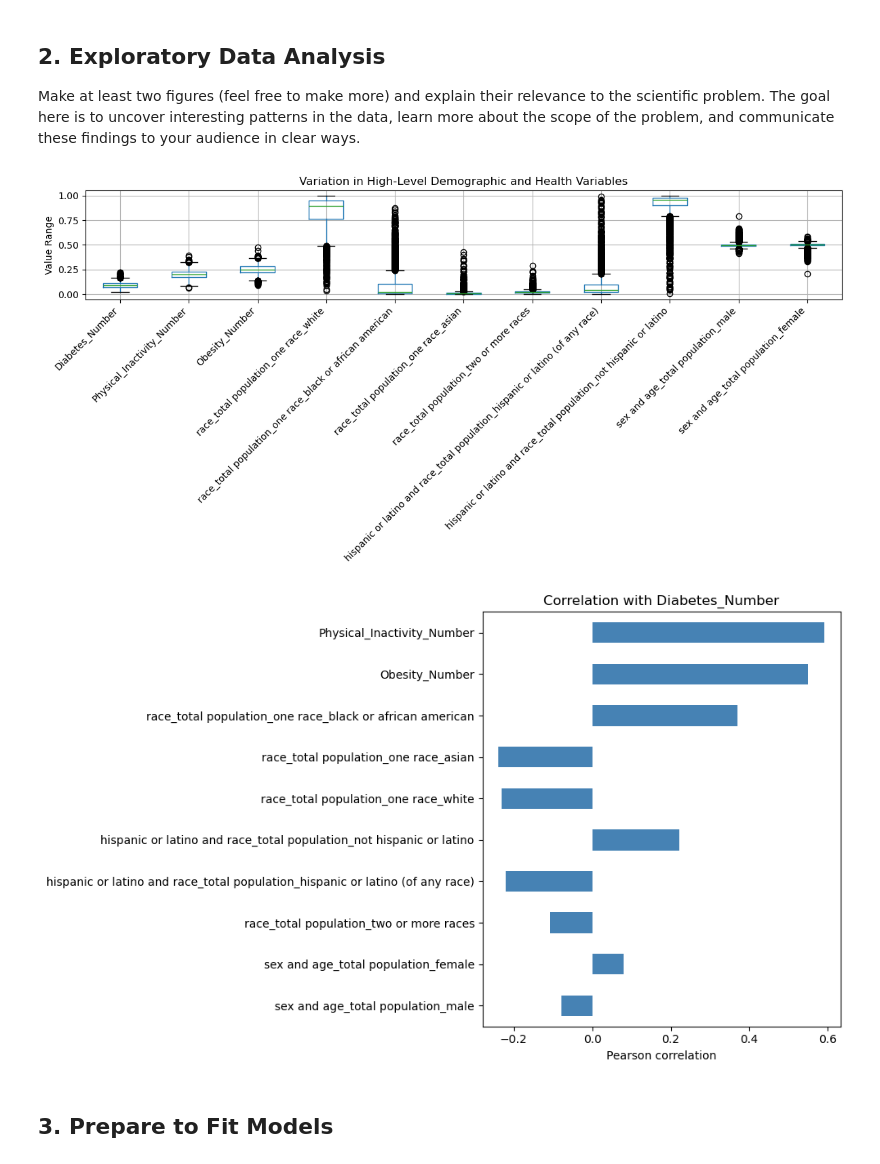
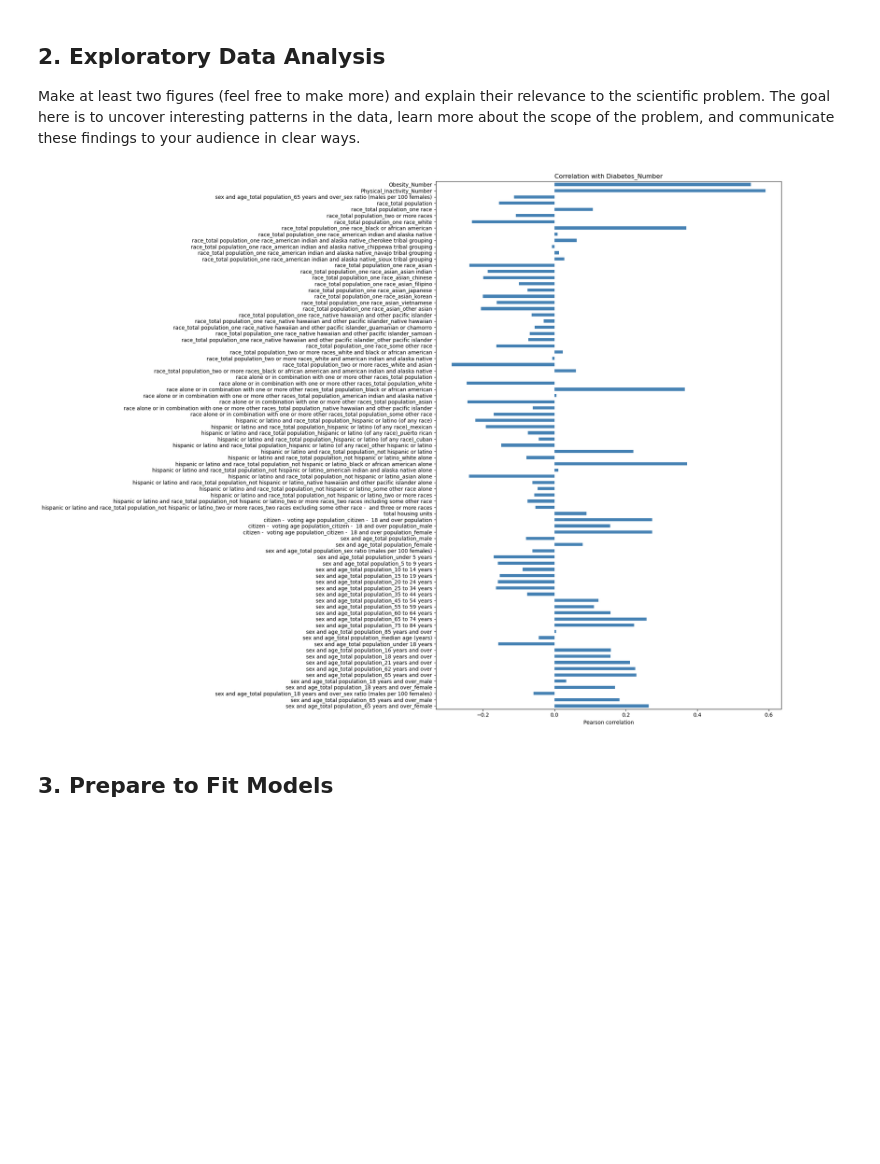
Before and after one commit to MaxDunsker/GitHub-Collaboration-Practice, a Jupyter notebook: Project 2/Project 2 Students.ipynb, the cells around one changed output. Saved outputs shown, nothing was run; the diff lists cells and outputs as text; code cells hidden in the pictures; blank space fills up the shorter version.

Commit message:
plot changes

```diff
--- a/Project 2/Project 2 Students.ipynb
+++ b/Project 2/Project 2 Students.ipynb
@@ -373,48 +373,41 @@ cols_box = [
     'Diabetes_Number',
     'Physical_Inactivity_Number',
     'Obesity_Number',
     'race_total population_one race_white',
     'race_total population_one race_black or african american',
     'race_total population_one race_asian',
     'race_total population_two or more races',  # <- multiracial column
     'hispanic or latino and race_total population_hispanic or latino (of any race)',
     'hispanic or latino and race_total population_not hispanic or latino',
     'citizen - voting age population_citizen - 18 and over population',
+    'sex and age_total population_median age (years)',
     'sex and age_total population_male',
     'sex and age_total population_female'
 ]
 
 # Filter to only existing columns
-cols_box = [c for c in cols_box if c in diabetes.columns]
-
-# --- Boxplot of selected high-level variables ---
-plt.figure(figsize=(12, 6))
-diabetes[cols_box].boxplot()
-plt.title("Variation in High-Level Demographic and Health Variables")
-plt.ylabel("Value Range")
-plt.xticks(rotation=45, ha='right')
-plt.tight_layout()
-plt.show()
+# cols_box = [c for c in cols_box if c in diabetes.columns]
+cols_box = [c for c in diabetes.columns]
 
 # --- Correlation bar chart of selected high-level variables ---
 target = "Diabetes_Number"
+exclude = ["Diabetes_Number", "State", "Region", "County", "CountyFIPS"]
 corr = (
-    diabetes[cols_box]
+    diabetes[cols_box].select_dtypes (include = "number")
     .corr()[target]
     .drop(target)
-    .sort_values(key=lambda s: s.abs(), ascending=False)
+#    .sort_values(key=lambda s: s.abs(), ascending=False)
 )
 
-plt.figure(figsize=(10, 6))
+plt.figure(figsize=(20, 15))
 corr.plot(kind="barh", color="steelblue")
 plt.gca().invert_yaxis()
 plt.title("Correlation with Diabetes_Number")
 plt.xlabel("Pearson correlation")
 plt.tight_layout()
 plt.show()
 # %% [output]
-[figure, old version]
+[figure, new version]
-[figure, removed]
 # %%
 #
 # EDA #2 and interpretations in this section
```
Also changed, not shown: parts of 1 cell of this notebook.
